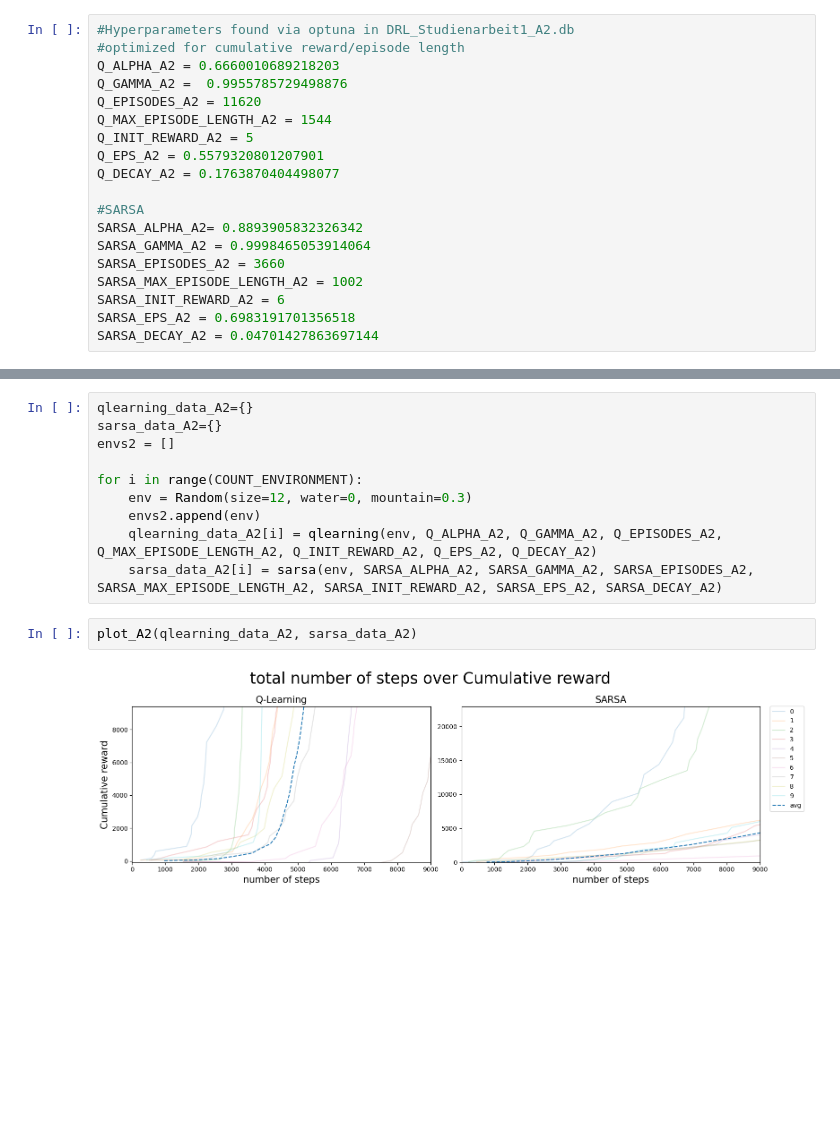
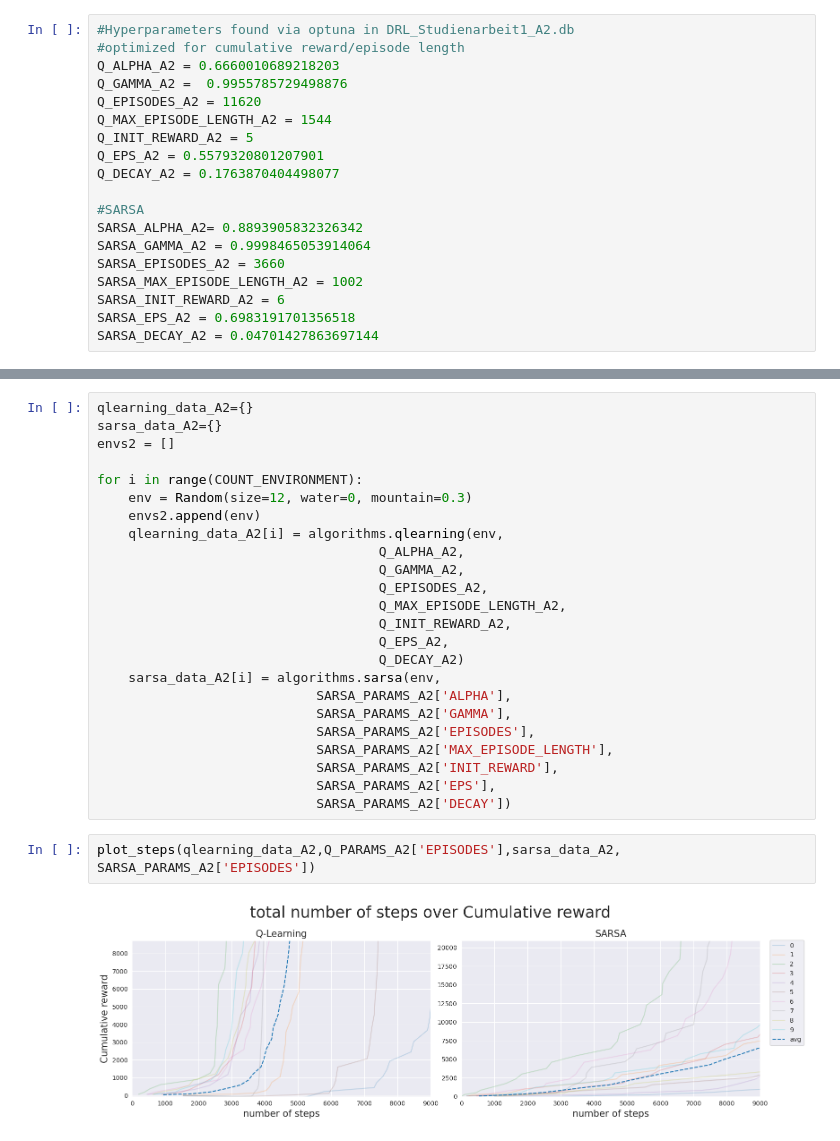
Before and after one commit to Schmiddi3110/MasterStudium, a Jupyter notebook: DRL/Studienarbeiten/Studienarbeit1/test.ipynb, the cells around one changed output, grey strips where cells are left out. Drawn from its saved outputs; the diff is of its cells as text; blank space fills up the shorter version.

```diff
--- a/DRL/Studienarbeiten/Studienarbeit1/test.ipynb
+++ b/DRL/Studienarbeiten/Studienarbeit1/test.ipynb
@@ -300,9 +333,23 @@ envs2 = []
 for i in range(COUNT_ENVIRONMENT):
     env = Random(size=12, water=0, mountain=0.3)
     envs2.append(env)
-    qlearning_data_A2[i] = qlearning(env, Q_ALPHA_A2, Q_GAMMA_A2, Q_EPISODES_A2, Q_MAX_EPISODE_LENGTH_A2, Q_INIT_REWARD_A2, Q_EPS_A2, Q_DECAY_A2)
-    sarsa_data_A2[i] = sarsa(env, SARSA_ALPHA_A2, SARSA_GAMMA_A2, SARSA_EPISODES_A2, SARSA_MAX_EPISODE_LENGTH_A2, SARSA_INIT_REWARD_A2, SARSA_EPS_A2, SARSA_DECAY_A2)
+    qlearning_data_A2[i] = algorithms.qlearning(env,
+                                    Q_ALPHA_A2,
+                                    Q_GAMMA_A2,
+                                    Q_EPISODES_A2,
+                                    Q_MAX_EPISODE_LENGTH_A2,
+                                    Q_INIT_REWARD_A2,
+                                    Q_EPS_A2,
+                                    Q_DECAY_A2)
+    sarsa_data_A2[i] = algorithms.sarsa(env,
+                            SARSA_PARAMS_A2['ALPHA'],
+                            SARSA_PARAMS_A2['GAMMA'],
+                            SARSA_PARAMS_A2['EPISODES'],
+                            SARSA_PARAMS_A2['MAX_EPISODE_LENGTH'],
+                            SARSA_PARAMS_A2['INIT_REWARD'],
+                            SARSA_PARAMS_A2['EPS'],
+                            SARSA_PARAMS_A2['DECAY'])
-# %%
-plot_A2(qlearning_data_A2, sarsa_data_A2)
-# %% [output]
-[figure, removed]
+# %%
+plot_steps(qlearning_data_A2,Q_PARAMS_A2['EPISODES'],sarsa_data_A2, SARSA_PARAMS_A2['EPISODES'])
+# %% [output]
+[figure, added]
```
Also changed, not shown: parts of 8 cells of this notebook, 2 other files.
